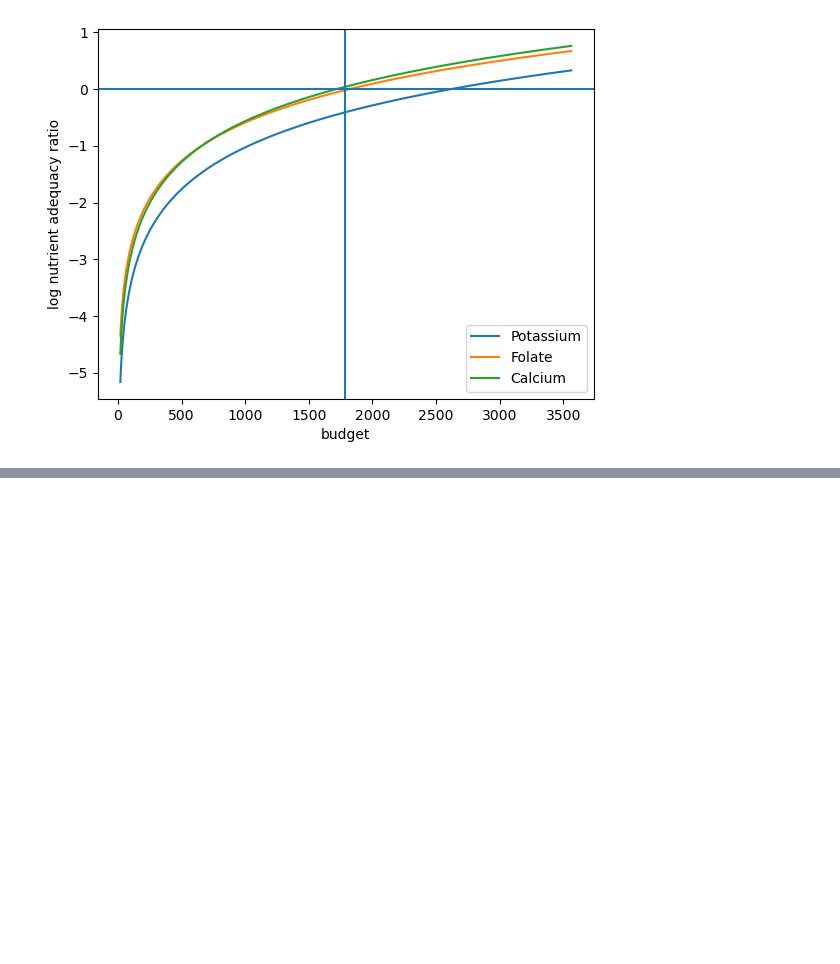
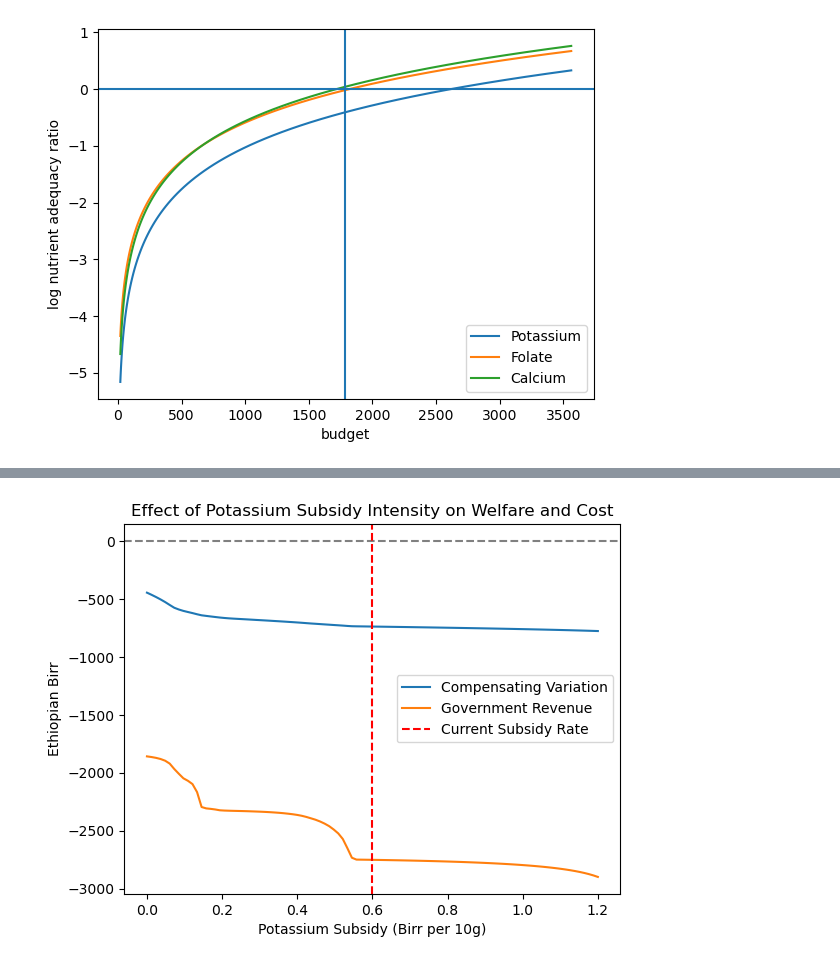
Before and after one commit to lauremariho/proj4_LutherBurbank, a Jupyter notebook: ethiopia_code.ipynb, the cells around one changed output, grey strips where cells are left out. Saved outputs shown, nothing was run; the diff lists cells and outputs as text; code cells hidden in the pictures; blank space fills up the shorter version.

```diff
--- a/ethiopia_code.ipynb
+++ b/ethiopia_code.ipynb
@@ -980,0 +1044,32 @@ plt.axvline(xref)
+# %%
+subsidy_effects = np.linspace(0, 1.2, 100)  # from no subsidy to double the current
+cv_list = []
+rev_list = []
+
+for effect in subsidy_effects:
+    # Adjust prices using the current subsidy level
+    p_sub = p.subtract((potassium / 10 * effect), axis=0)
+    p_sub = np.maximum(p_sub, 1)  # price floor
+    p_sub_bar = p_sub.mean(axis=1)
+    p_sub_bar = p_sub_bar[result1.beta.index].replace(np.nan, 1)
+
+    # Compute CV and gov't revenue
+    cv = compensating_variation(U0, pbar, p_sub_bar)
+    rev = revenue(U0, pbar, p_sub_bar, type='Hicksian')
+
+    cv_list.append(cv)
+    rev_list.append(rev)
+
+# Plot
+fig, ax = plt.subplots()
+ax.plot(subsidy_effects, cv_list, label='Compensating Variation')
+ax.plot(subsidy_effects, rev_list, label='Government Revenue')
+ax.axhline(0, color='gray', linestyle='--')
+ax.axvline(0.6, color='red', linestyle='--', label='Current Subsidy Rate')
+ax.set_xlabel('Potassium Subsidy (Birr per 10g)')
+ax.set_ylabel('Ethiopian Birr')
+ax.legend()
+plt.title('Effect of Potassium Subsidy Intensity on Welfare and Cost')
+plt.show()
+# %% [output]
+[figure, added]
```
Also changed, not shown: parts of 12 cells of this notebook, 2 other files.
